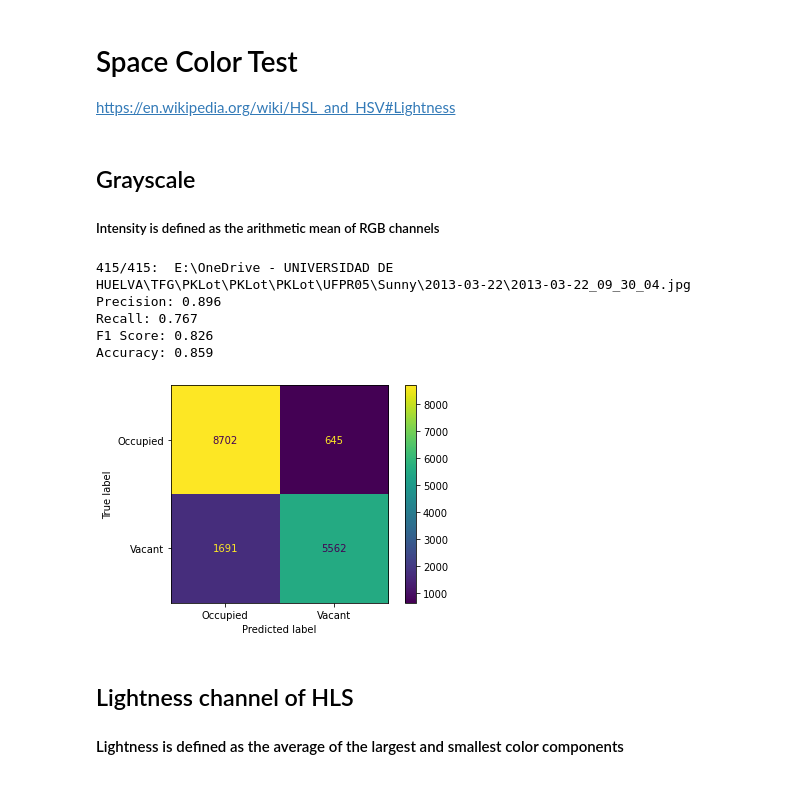
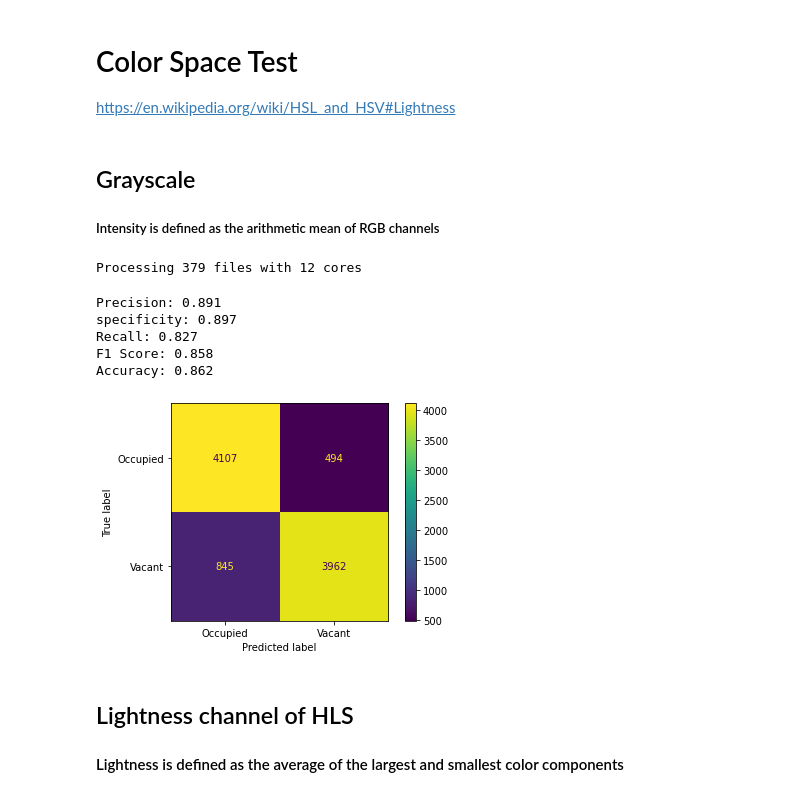
Before and after one commit to VisionPark/VisionParkDetect, a Jupyter notebook: colorSpace.ipynb, the cells around one changed output. Saved outputs shown, nothing was run; the diff lists cells and outputs as text; code cells hidden in the pictures.

```diff
--- a/colorSpace.ipynb
+++ b/colorSpace.ipynb
@@ -1,27 +1,33 @@
 # %% [markdown]
-# Space Color Test
+# Color Space Test
 
 https://en.wikipedia.org/wiki/HSL_and_HSV#Lightness
 # %%
 import random
 import glob
 from ipynb.fs.full.ParkingSpaceDetector import *
-path = 'E:\\OneDrive - UNIVERSIDAD DE HUELVA\TFG\PKLot\PKLot\PKLot\\UFPR05'
+path = 'E:\\OneDrive - UNIVERSIDAD DE HUELVA\TFG\PKLot\PKLot\PKLot\\UFPR04'
 files = glob.glob(path+ '/**/*.jpg', recursive=True)            # Get all images in path
 selected_files = random.choices(files, k=int(len(files)/10))    # Select n random images from dataset
+
+#Define global params for each parking
+PARAMS_UFPR04 = DetectionParams((5, 5), 0, cv.ADAPTIVE_THRESH_GAUSSIAN_C, 29, 8, 3, 23, vacant_threshold=0.26)  # UFPR04
 # %% [markdown]
 ## Grayscale
 ##### Intensity is defined as the arithmetic mean of RGB channels
-# %%
-params = DetectionParams((5,5), 0, cv.ADAPTIVE_THRESH_GAUSSIAN_C, 33, 9, 3, 20) # UPR05
-detect_batch(selected_files, params,k=0.2, showImshow=False, setup=False, channel="g")
-# %% [output]
-415/415:  E:\OneDrive - UNIVERSIDAD DE HUELVA\TFG\PKLot\PKLot\PKLot\UFPR05\Sunny\2013-03-22\2013-03-22_09_30_04.jpg
-Precision: 0.896
-Recall: 0.767
-F1 Score: 0.826
-Accuracy: 0.859
-[figure, removed]
+# %%
+PARAMS_UFPR04.channel = "g"
+
+confusion_matrix, real, predicted = process_batch(selected_files, PARAMS_UFPR04)
+precision, specificity, recall, f1, accuracy = show_confusion_matrix(confusion_matrix, real, predicted)
+# %% [output]
+Processing 379 files with 12 cores
+Precision: 0.891
+specificity: 0.897
+Recall: 0.827
+F1 Score: 0.858
+Accuracy: 0.862
+[figure, added]
 # %% [markdown]
 ## Lightness channel of HLS
 ####  Lightness is defined as the average of the largest and smallest color components
```
Also changed, not shown: parts of 8 cells of this notebook, 4 other files.
